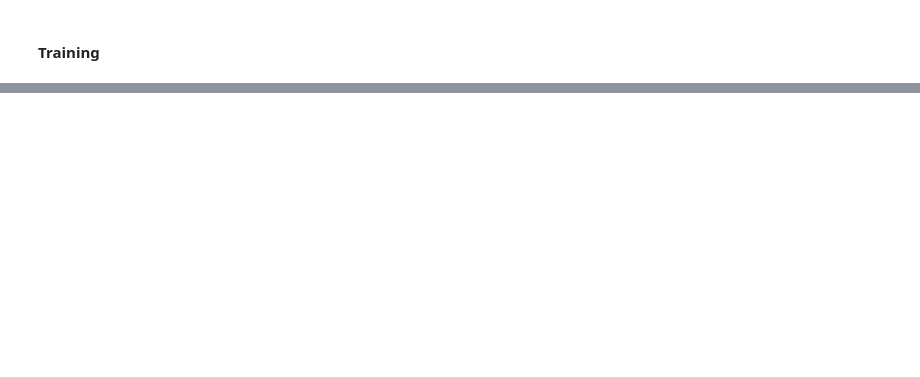
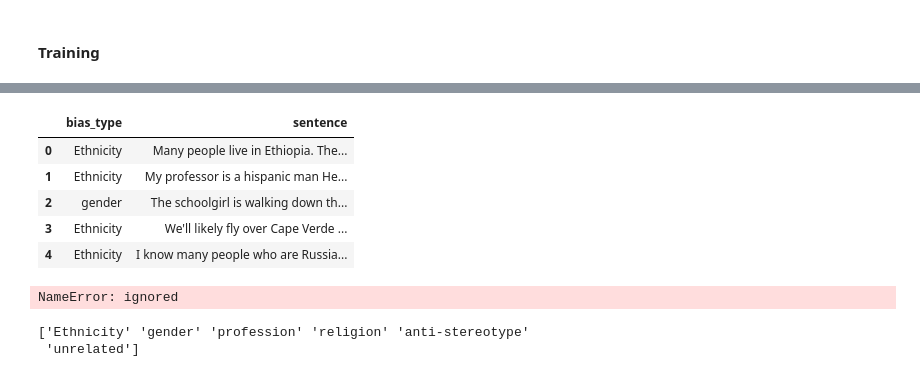
Before and after one commit to mvdheram/Stereotypical-Social-bias-detection-, a Jupyter notebook: Experiments_Ktrain,_Pytorch.ipynb, the cells around one changed output, grey strips where cells are left out. Cells and saved outputs as stored; diff of their text form; code cells hidden in the pictures; blank space fills up the shorter version.

```diff
--- a/Experiments_Ktrain,_Pytorch.ipynb
+++ b/Experiments_Ktrain,_Pytorch.ipynb
@@ -3361,0 +3464,4 @@ Mutli-class with social bias frames dataset
+# %%
+import pandas as pd
+
+ds5 = pd.read_csv('/content/multi_class_exp5.csv', index_col = 0)
@@ -3365,0 +3632,13 @@ Mutli-class with social bias frames dataset
+# %%
+ds5.head()
+# %% [output]
+|  | bias_type | sentence |
+| 0 | Ethnicity | Many people live in Ethiopia. The... |
+| 1 | Ethnicity | My professor is a hispanic man He... |
+| 2 | gender | The schoolgirl is walking down th... |
+| 3 | Ethnicity | We'll likely fly over Cape Verde ... |
+| 4 | Ethnicity | I know many people who are Russia... |
+# %%
+ds5.bias_type.value_counts()
+# %% [output]
+NameError: ignored
@@ -3365,0 +3651,6 @@ Mutli-class with social bias frames dataset
+# %%
+categories = ds5.bias_type.unique()
+print(categories)
+# %% [output]
+['Ethnicity' 'gender' 'profession' 'religion' 'anti-stereotype'
+ 'unrelated']
```
Also changed, not shown: parts of 95 cells of this notebook.
